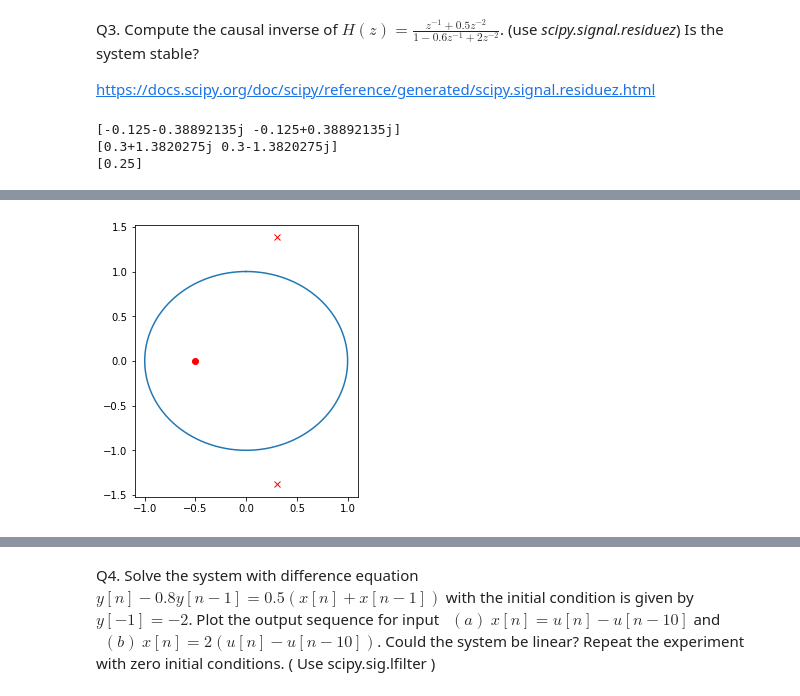
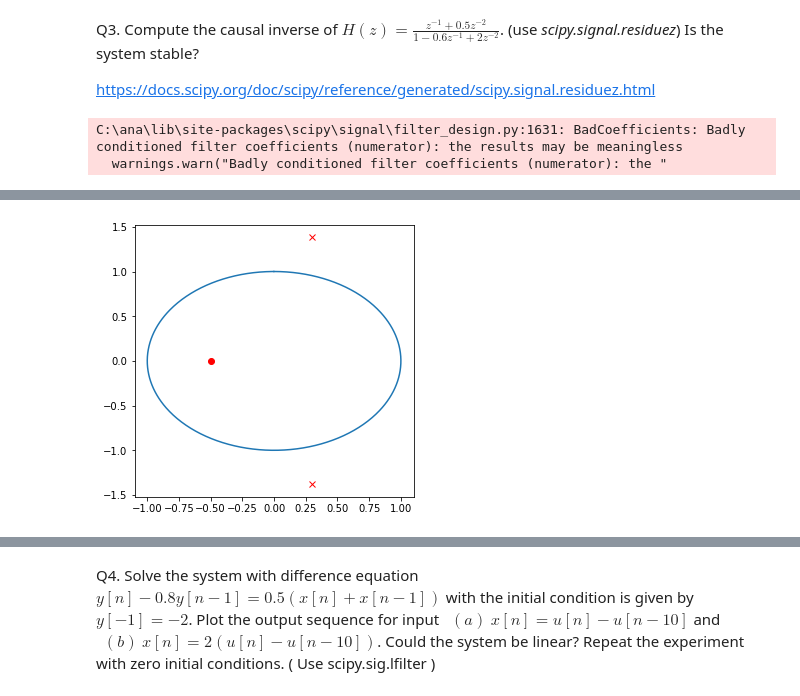
Before and after one commit to the-pinbo/EC211, a Jupyter notebook: Lab5/Z-transform.ipynb, the cells around one changed output, grey strips where cells are left out. Drawn from its saved outputs; the diff is of its cells as text; code cells hidden in the pictures.

```diff
--- a/Lab5/Z-transform.ipynb
+++ b/Lab5/Z-transform.ipynb
@@ -52,20 +449,16 @@ import numpy as np
 import matplotlib.pyplot as plt
 import scipy.signal as sig
 
-b = [0,1,0.5]
-a = [1,-0.6,2]
-r,p_,k_ = sig.residuez(b,a)
-print(r)
-print(p_)
-print(k_)
+b=[0,1,0.5]
+a=[1,-0.6,2]
+z,p,k =sig.tf2zpk(b,a)
+print(z,p)
 
-z,p,k =sig.tf2zpk(b,a)
-plt.figure(figsize=(4, 5))
+plt.figure(figsize=(5, 5))
 plt.plot(z.real, z.imag, 'ro', p.real, p.imag, 'rx')
 n1 = np.arange(0,np.pi*2,1/100)
 plt.plot(np.sin(n1),np.cos(n1))
 plt.show()
 # %% [output]
-[-0.125-0.38892135j -0.125+0.38892135j]
-[0.3+1.3820275j 0.3-1.3820275j]
-[0.25]
+C:\ana\lib\site-packages\scipy\signal\filter_design.py:1631: BadCoefficients: Badly conditioned filter coefficients (numerator): the results may be meaningless
+  warnings.warn("Badly conditioned filter coefficients (numerator): the "
@@ -74 +466 @@ C:\ana\lib\site-packages\scipy\signal\filter_design.py:1631: BadCoefficients: Ba
-[figure, old version]
+[figure, new version]
```
Also changed, not shown: parts of 37 cells of this notebook.
